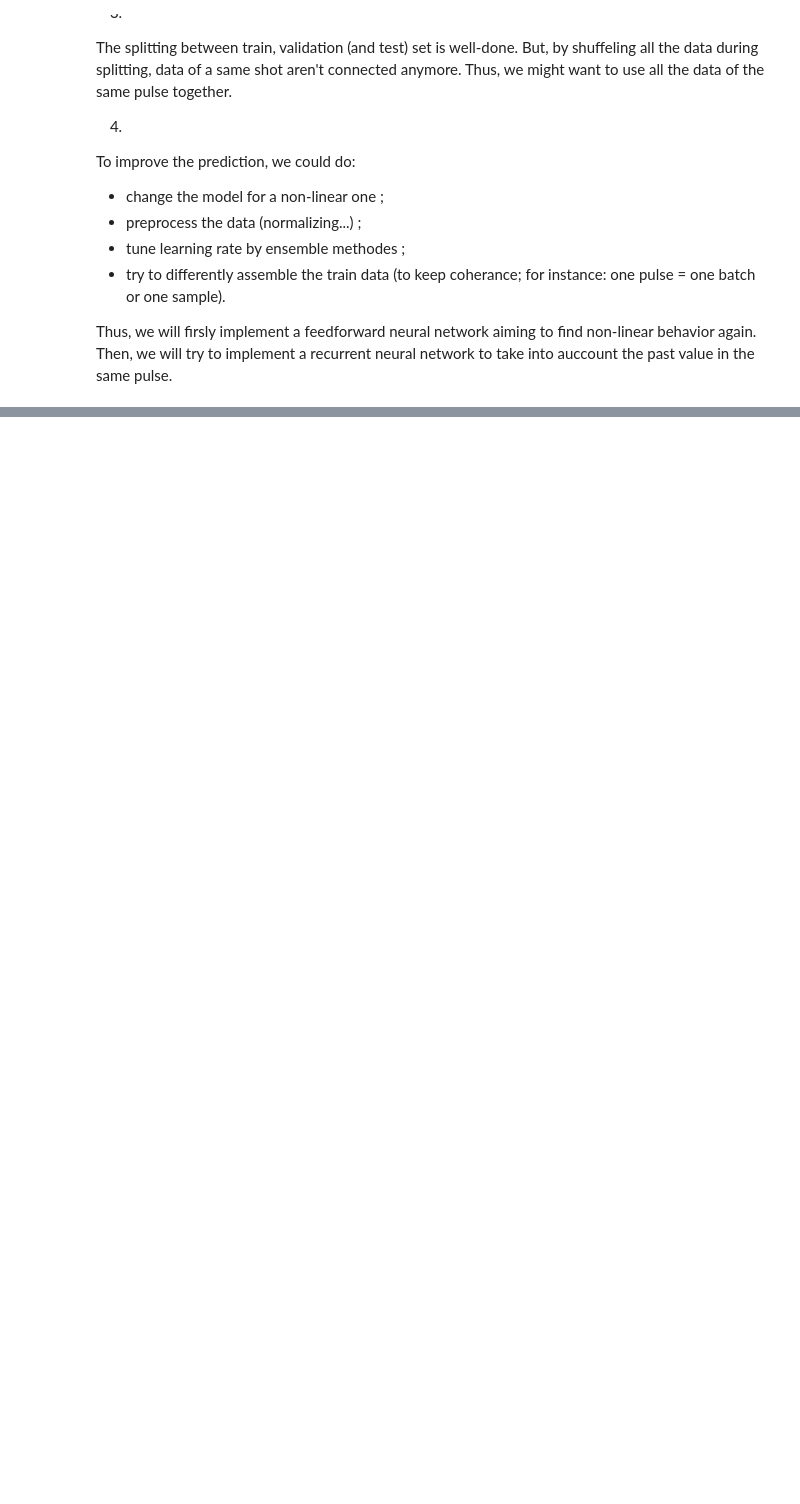
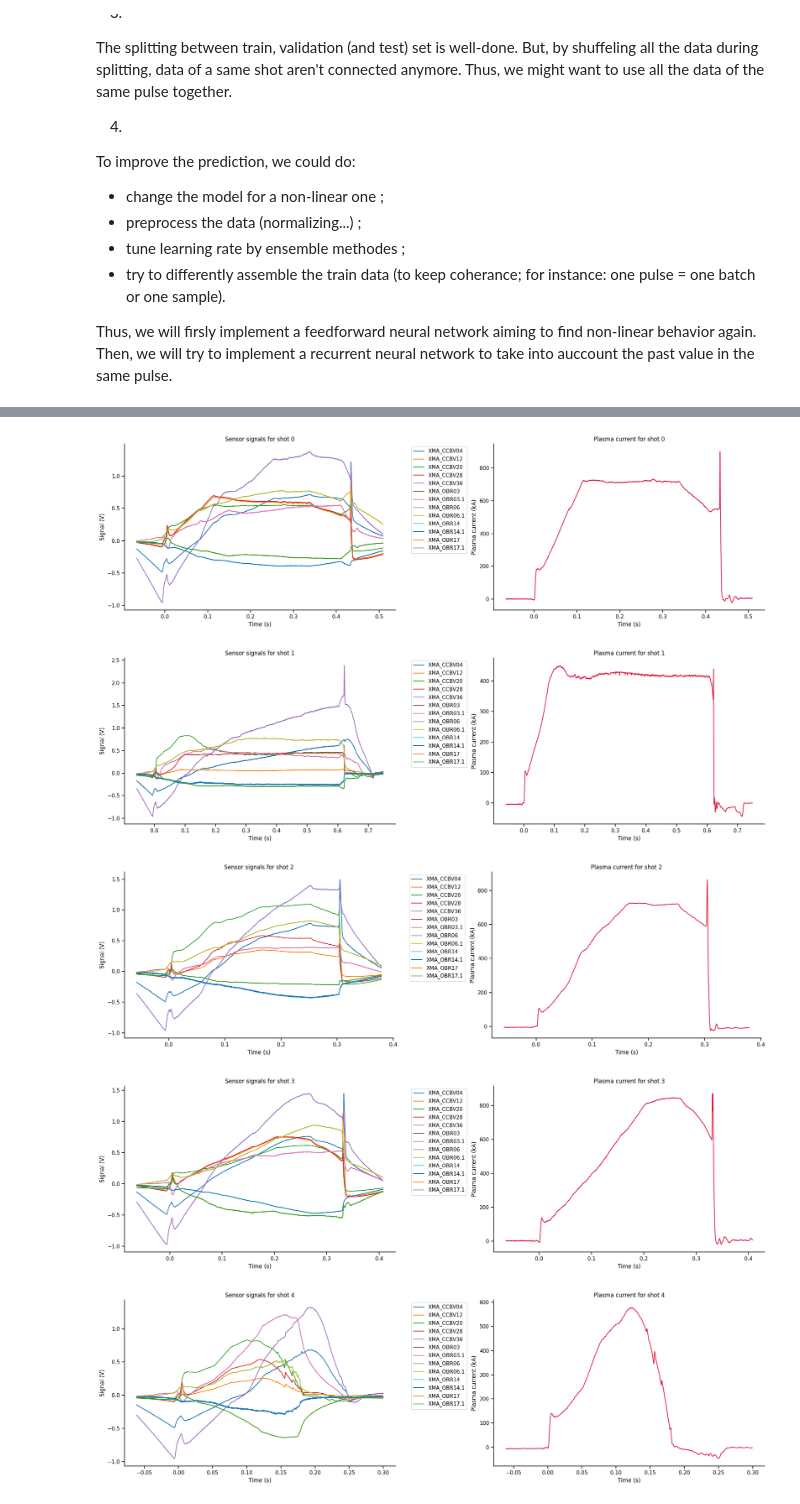
Before and after one commit to LouisBrusset/ITER-data-science-challenges, a Jupyter notebook: notebooks/MAST Plasma Current.ipynb, the cells around one changed output, grey strips where cells are left out. Cells and saved outputs as stored; diff of their text form; code cells hidden in the pictures; blank space fills up the shorter version.

```diff
--- a/notebooks/MAST Plasma Current.ipynb
+++ b/notebooks/MAST Plasma Current.ipynb
@@ -240,0 +334,37 @@ Then, we will try to implement a recurrent neural network to take into auccount
+# %%
+# Time analysis for a given shot
+
+def visualize_shot(shot_id):
+    """
+    Visualize the evolution of the sensors and the plasma current over time for a given shot.
+    """
+    df_shot = train[train["shot_index"] == shot_id].sort_values("time")
+
+    fig, (ax1,ax2) = plt.subplots(nrows=1, ncols=2, figsize=(20, 6))
+
+    for col in train.columns:
+        if col.startswith("XMA_"):
+            sns.lineplot(data=df_shot, x="time", y=col, ax=ax1, label=col)
+    ax1.set_xlabel("Time (s)")
+    ax1.set_ylabel("Signal (V)")
+    ax1.set_title(f"Sensor signals for shot {shot_id}")
+    ax1.legend(bbox_to_anchor=(1.05, 1), loc='upper left')
+    sns.despine()
+
+    sns.lineplot(data=df_shot, x="time", y="plasma_current", ax=ax2, color="crimson")
+    ax2.set_xlabel("Time (s)")
+    ax2.set_ylabel("Plasma current (kA)")
+    ax2.set_title(f"Plasma current for shot {shot_id}")
+    sns.despine()
+
+    plt.tight_layout()
+    plt.show()
+
+for i in range(5):
+    visualize_shot(i)
+# %% [output]
+[figure, added]
+[figure, added]
+[figure, added]
+[figure, added]
+[figure, added]
```
Also changed, not shown: parts of 15 cells of this notebook.
